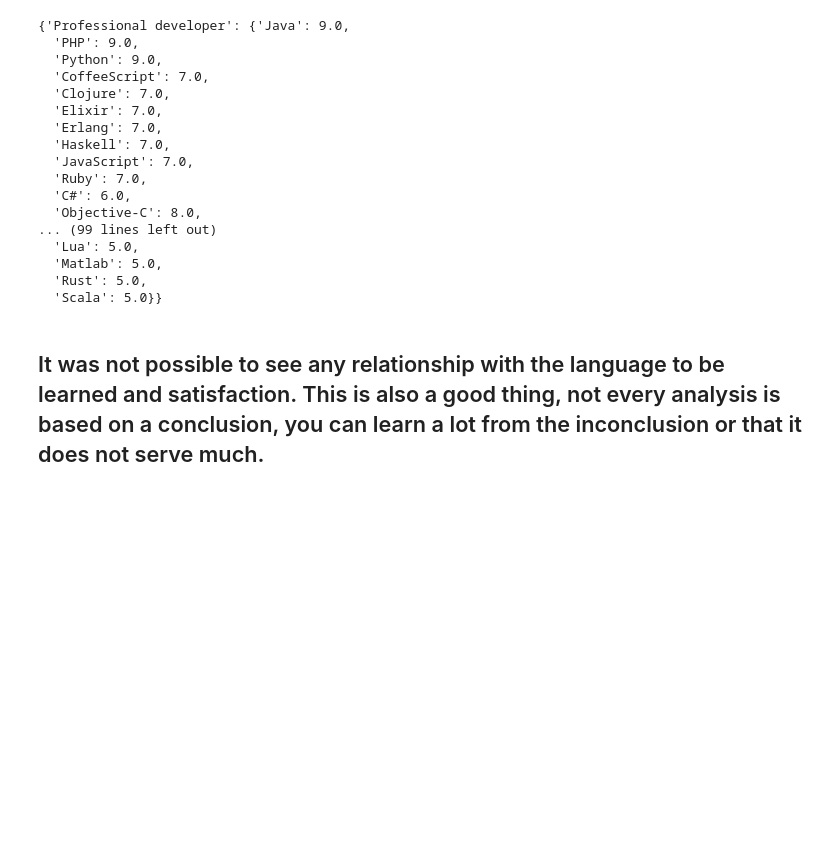
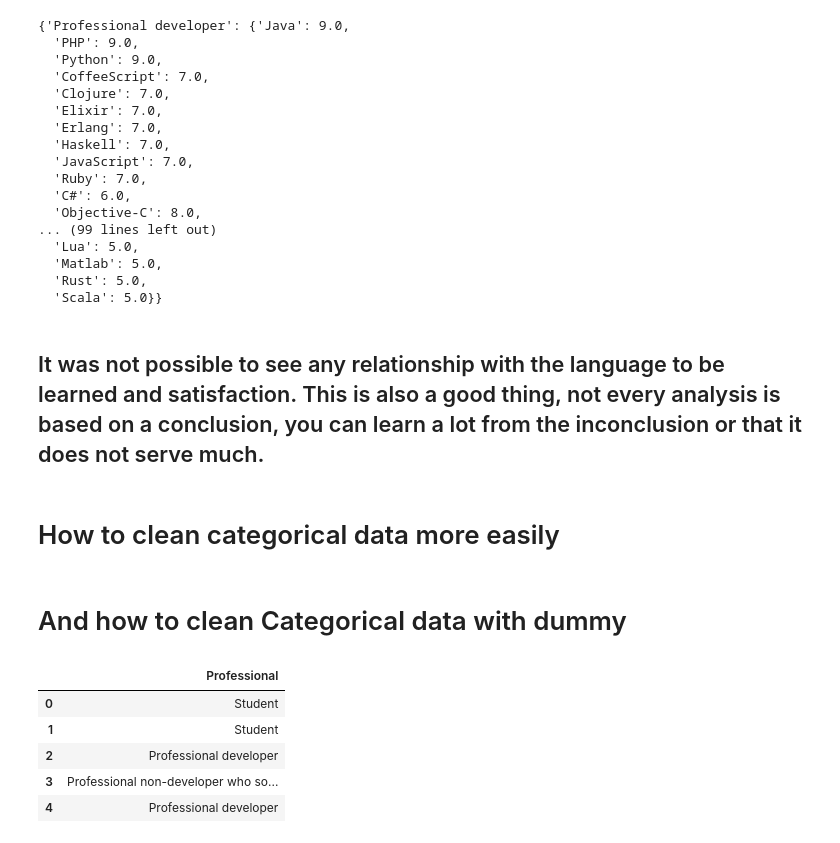
Before and after one commit to abndre/portifolio_udacity_data, a Jupyter notebook: data_science/Stack_Overflow_Developer_Survey/Stack Overflow Data - 2017 Survey.ipynb, the cells around one changed output. Cells and saved outputs as stored; diff of their text form; code cells hidden in the pictures; blank space fills up the shorter version.

```diff
--- a/data_science/Stack_Overflow_Developer_Survey/Stack Overflow Data - 2017 Survey.ipynb
+++ b/data_science/Stack_Overflow_Developer_Survey/Stack Overflow Data - 2017 Survey.ipynb
@@ -313,3 +315,18 @@ dict_professional
   'Scala': 5.0}}
 # %% [markdown]
 ## It was not possible to see any relationship with the language to be learned and satisfaction. This is also a good thing, not every analysis is based on a conclusion, you can learn a lot from the inconclusion or that it does not serve much.
+# %% [markdown]
+# How to clean categorical data more easily
+# %% [markdown]
+# And how to clean Categorical data with dummy
+# %%
+df_d = df[['Professional']].copy()
+df_d = df_d.dropna(subset=['Professional'])
+df_d.head()
+# %% [output]
+|  | Professional |
+| 0 | Student |
+| 1 | Student |
+| 2 | Professional developer |
+| 3 | Professional non-developer who so... |
+| 4 | Professional developer |
```
Also changed, not shown: parts of 4 cells of this notebook, 1 other file.
